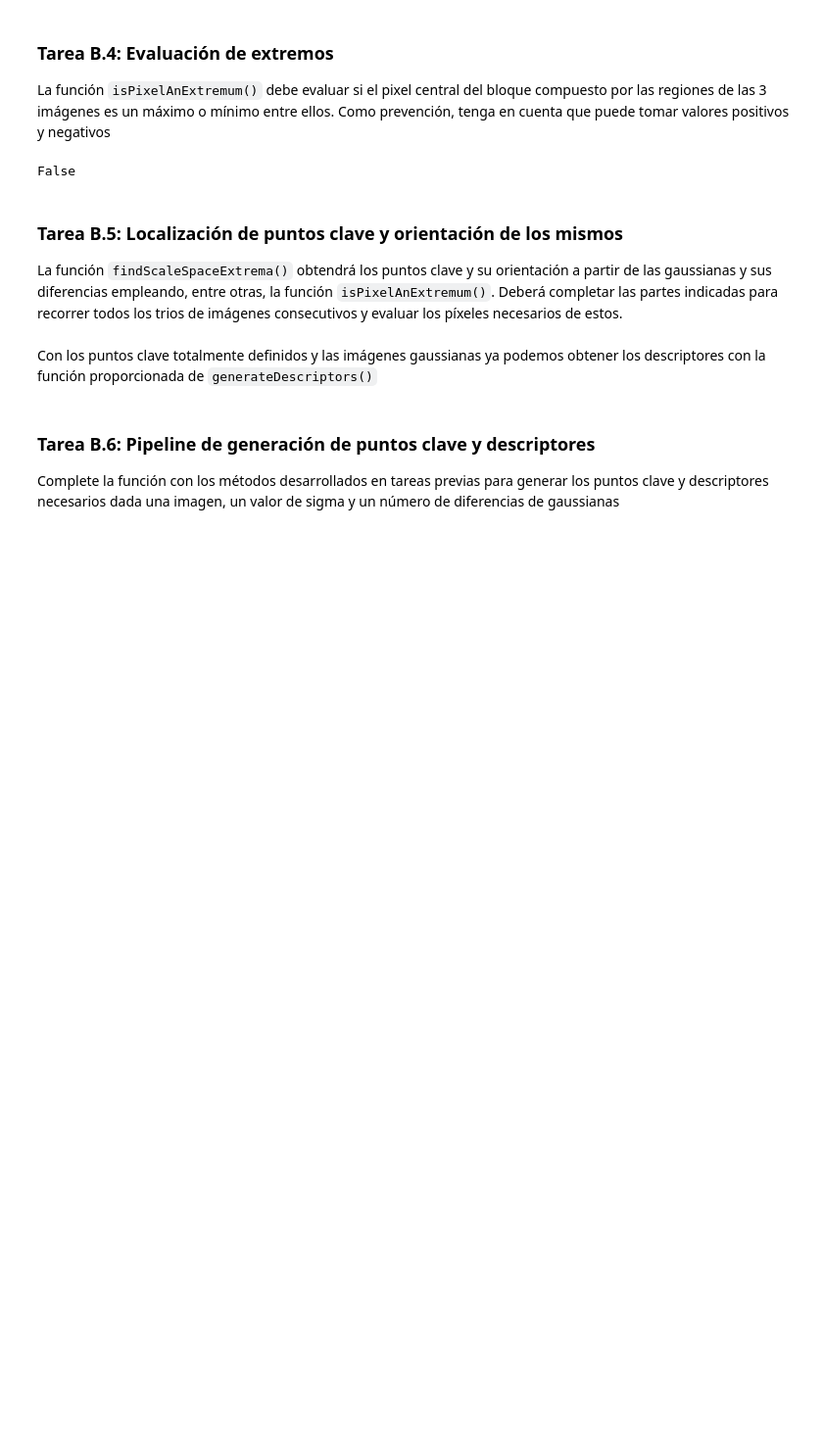
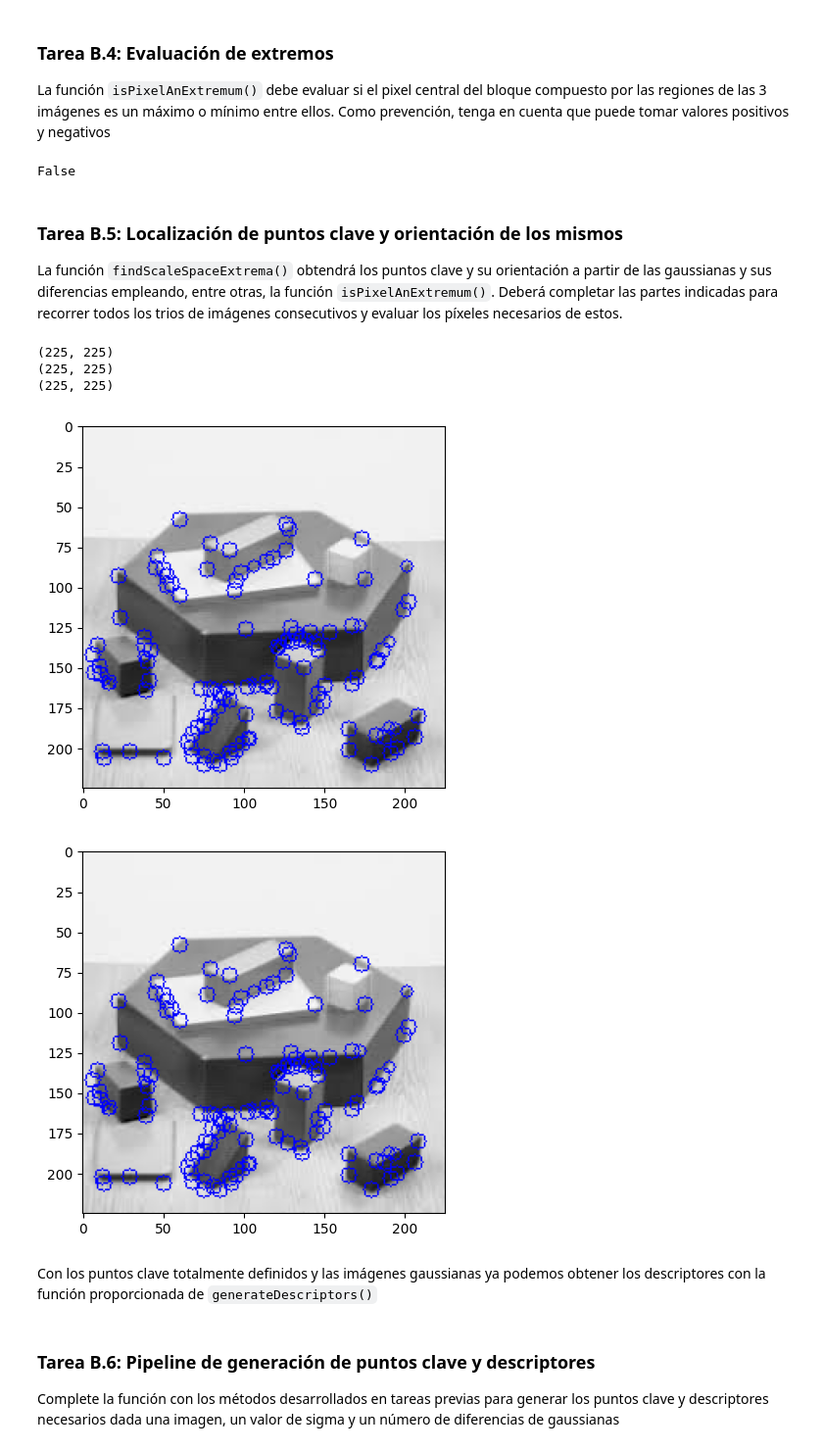
Before and after one commit to beajimeenez/Practicas_Computer_Vision, a Jupyter notebook: Lab_4/src/partB.ipynb, the cells around one changed output. Shown at 98% size. Drawn from its saved outputs; the diff is of its cells as text; code cells hidden in the pictures; blank space fills up the shorter version.

```diff
--- a/Lab_4/src/partB.ipynb
+++ b/Lab_4/src/partB.ipynb
@@ -277,32 +269,45 @@ La función `findScaleSpaceExtrema()` obtendrá los puntos clave y su orientaci
 # %%
 def findScaleSpaceExtrema(gaussian_images, dog_images, num_intervals, sigma, threshold=0.03):
     """Find pixel positions of all scale-space extrema in the image pyramid """
     keypoints = []
 
     # TODO: Fill the loop source data
-    for image_index, (first_image, second_image, third_image) in :
+    for image_index, (first_image, second_image, third_image) in enumerate(zip(dog_images[:-2], dog_images[1:-1], dog_images[2:])):
         # (i, j) is the center of the 3x3 array
         # TODO: Fill the 2 range limits knowing you have to move the 3x3 window across the whole image
-        for i in range():
-            for j in range():
+        print(first_image.shape)
+        rows, cols = first_image.shape
+        for i in range(1, rows - 1):
+            for j in range(1, cols - 1):
                 # TODO: Fill the method with the required arguments
-                if isPixelAnExtremum():
+                first_subimage = first_image[i-1:i+2, j-1:j+2]
+                second_subimage = second_image[i-1:i+2, j-1:j+2]
+                third_subimage = third_image[i-1:i+2, j-1:j+2]
+
+                if isPixelAnExtremum(first_subimage=first_subimage, second_subimage=second_subimage, third_subimage=third_subimage, threshold=threshold):
                     # Refine the keypoint localization
                     localization_result = localizeExtremumViaQuadraticFit(i, j, image_index + 1, num_intervals, dog_images, sigma)
                     if localization_result is not None:
                         keypoint, localized_image_index = localization_result
                         # Get the keypoint orientation
                         keypoints_with_orientations = computeKeypointsWithOrientations(keypoint, gaussian_images[localized_image_index])
                         for keypoint_with_orientation in keypoints_with_orientations:
                             keypoints.append(keypoint_with_orientation)
     return keypoints
 
 # Keypoint Detection with Taylor Expansion and Contrast Thresholding
 threshold = 0.03
 keypoints = findScaleSpaceExtrema(gaussian_images, dog_images, intervals, sigma, threshold)
-visualizeKp(image, keypoints)
+image_copy = image.copy()
+visualizeKp(image_copy, keypoints)
 keypoints = removeDuplicateKeypoints(keypoints)
-visualizeKp(image, keypoints)
+visualizeKp(image_copy, keypoints)
+# %% [output]
+(225, 225)
+(225, 225)
+(225, 225)
+[figure, added]
+[figure, added]
 # %% [markdown]
 Con los puntos clave totalmente definidos y las imágenes gaussianas ya podemos obtener los descriptores con la función proporcionada de `generateDescriptors()`
 # %%
```
Also changed, not shown: parts of 6 cells of this notebook, 13 other files.
